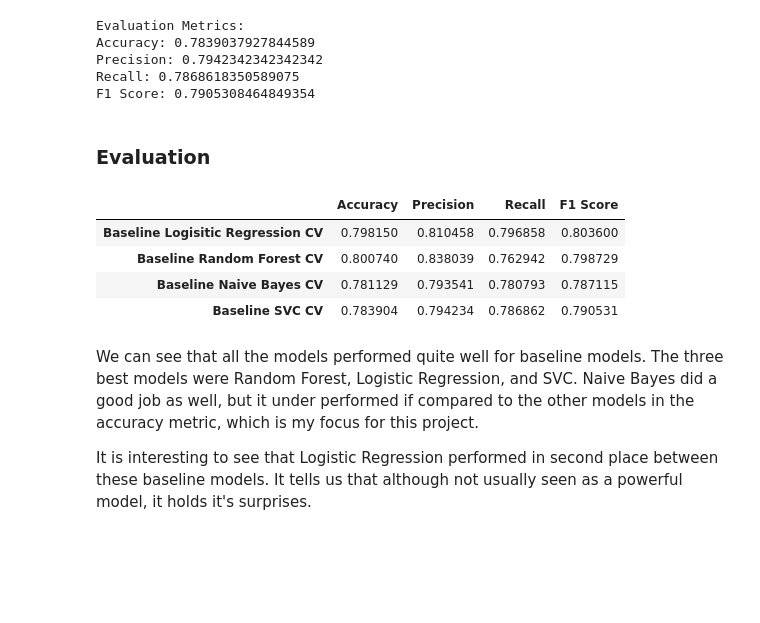
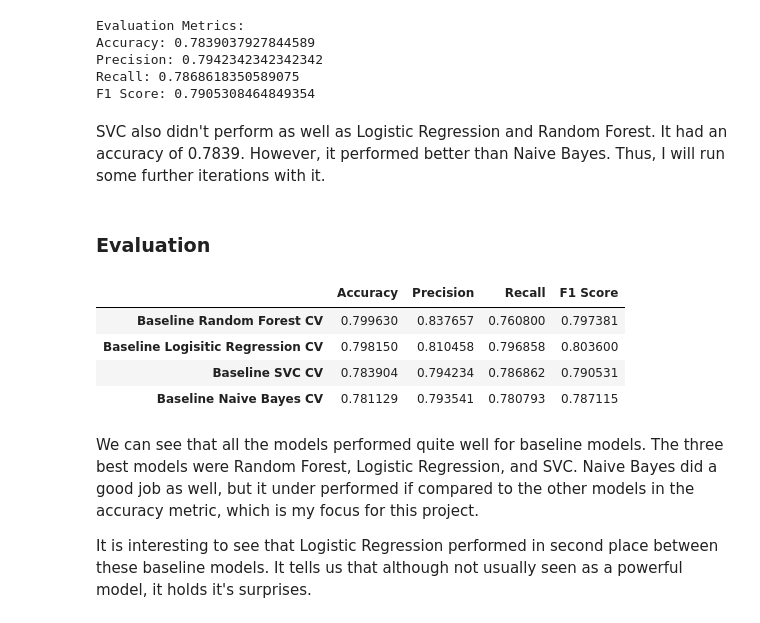
Before and after one commit to ismael-araujo/Hotel-Reviews-Analysis-Using-NLP, a Jupyter notebook: models/baseline-models.ipynb, the cells around one changed output. Cells and saved outputs as stored; diff of their text form; code cells hidden in the pictures; blank space fills up the shorter version.

```diff
--- a/models/baseline-models.ipynb
+++ b/models/baseline-models.ipynb
@@ -283,16 +289,20 @@ Accuracy: 0.7839037927844589
 Precision: 0.7942342342342342
 Recall: 0.7868618350589075
 F1 Score: 0.7905308464849354
+# %% [markdown]
+SVC also didn't perform as well as Logistic Regression and Random Forest. It had an accuracy of 0.7839. However, it performed better than Naive Bayes. Thus, I will run some further iterations with it.
 # %% [markdown]
 ### Evaluation
 # %%
-pd.DataFrame.from_dict(metric_dict, orient='index')
+# Evaluation DataFrame
+evaluation_df = pd.DataFrame.from_dict(metric_dict, orient='index')
+evaluation_df.sort_values(by='Accuracy', ascending=False)
 # %% [output]
 |  | Accuracy | Precision | Recall | F1 Score |
+| Baseline Random Forest CV | 0.799630 | 0.837657 | 0.760800 | 0.797381 |
 | Baseline Logisitic Regression CV | 0.798150 | 0.810458 | 0.796858 | 0.803600 |
-| Baseline Random Forest CV | 0.800740 | 0.838039 | 0.762942 | 0.798729 |
+| Baseline SVC CV | 0.783904 | 0.794234 | 0.786862 | 0.790531 |
 | Baseline Naive Bayes CV | 0.781129 | 0.793541 | 0.780793 | 0.787115 |
-| Baseline SVC CV | 0.783904 | 0.794234 | 0.786862 | 0.790531 |
 # %% [markdown]
 We can see that all the models performed quite well for baseline models. The three best models were Random Forest, Logistic Regression, and SVC. Naive Bayes did a good job as well, but it under performed if compared to the other models in the accuracy metric, which is my focus for this project.
 
```
Also changed, not shown: parts of 54 cells of this notebook, 6 other files.
